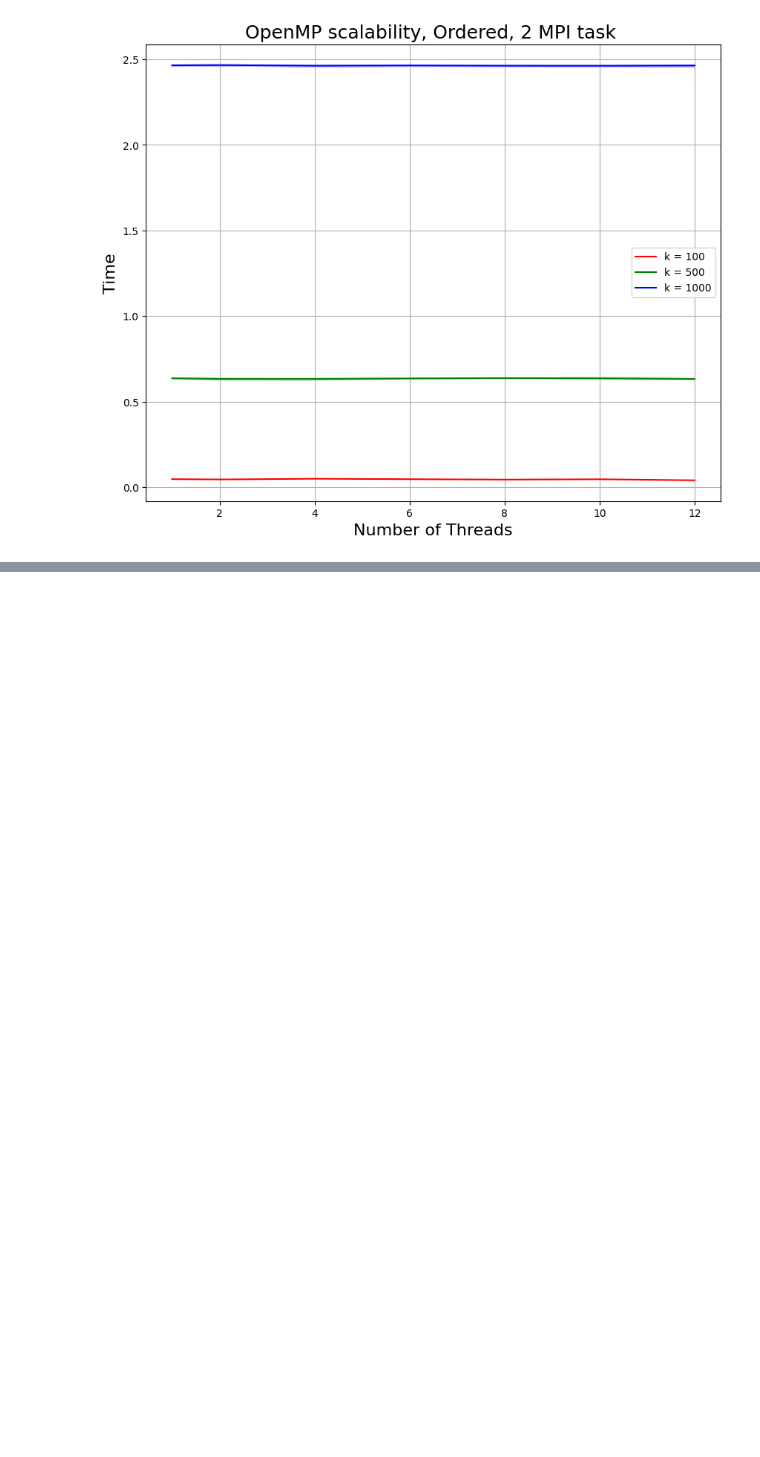
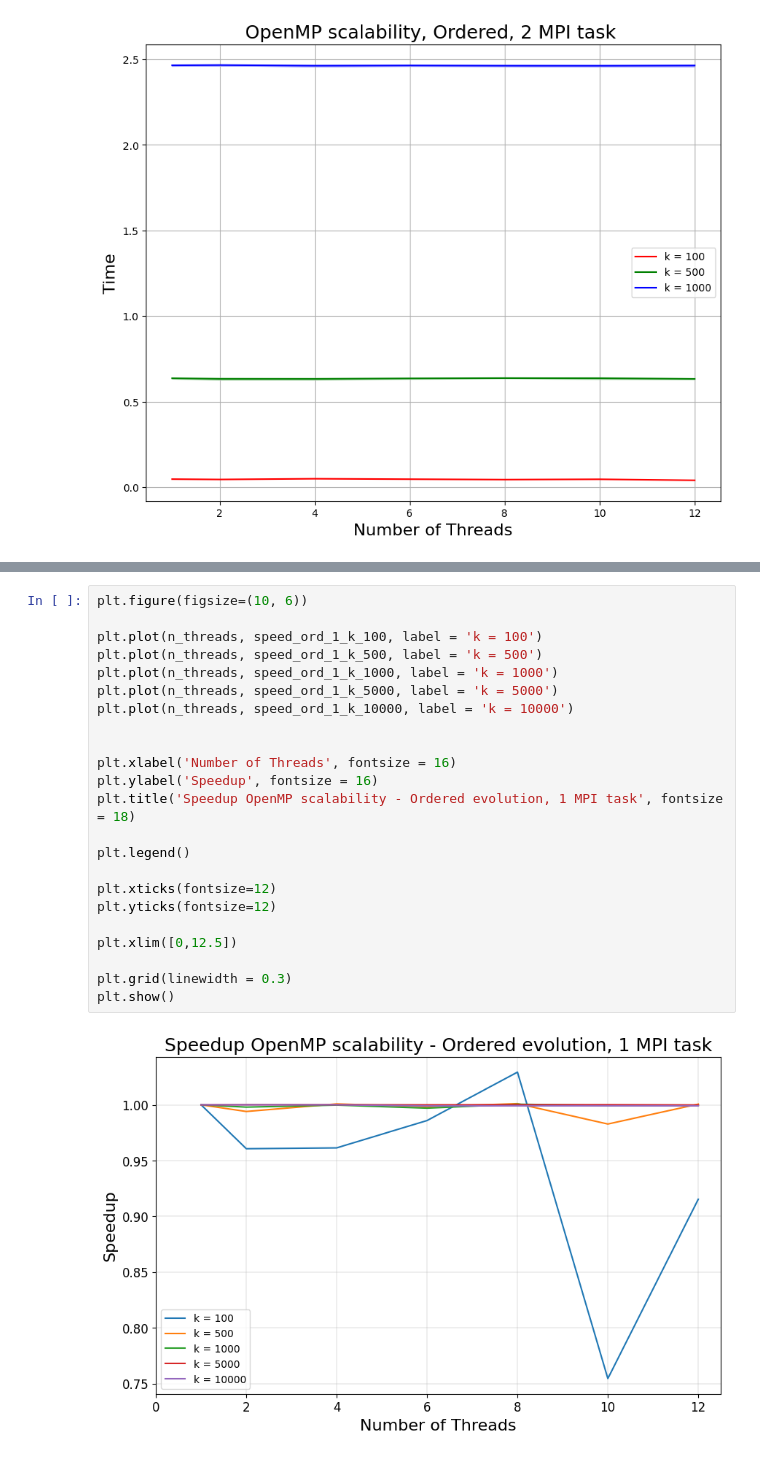
Before and after one commit to paolodr98/Final-assigments-FHPC-course-2022-2023, a Jupyter notebook: exercise1/data/open_mp/analize_open_mp.ipynb, the cells around one changed output, grey strips where cells are left out. Cells and saved outputs as stored; diff of their text form; blank space fills up the shorter version.

```diff
--- a/exercise1/data/open_mp/analize_open_mp.ipynb
+++ b/exercise1/data/open_mp/analize_open_mp.ipynb
@@ -435,0 +532,25 @@ ax.grid()
+# %%
+plt.figure(figsize=(10, 6))
+
+plt.plot(n_threads, speed_ord_1_k_100, label = 'k = 100')
+plt.plot(n_threads, speed_ord_1_k_500, label = 'k = 500')
+plt.plot(n_threads, speed_ord_1_k_1000, label = 'k = 1000')
+plt.plot(n_threads, speed_ord_1_k_5000, label = 'k = 5000')
+plt.plot(n_threads, speed_ord_1_k_10000, label = 'k = 10000')
+
+
+plt.xlabel('Number of Threads', fontsize = 16)
+plt.ylabel('Speedup', fontsize = 16)
+plt.title('Speedup OpenMP scalability - Ordered evolution, 1 MPI task', fontsize = 18)
+
+plt.legend()
+
+plt.xticks(fontsize=12)
+plt.yticks(fontsize=12)
+
+plt.xlim([0,12.5])
+
+plt.grid(linewidth = 0.3)
+plt.show()
+# %% [output]
+[figure, added]
```
Also changed, not shown: parts of 6 cells of this notebook, 41 other files.
